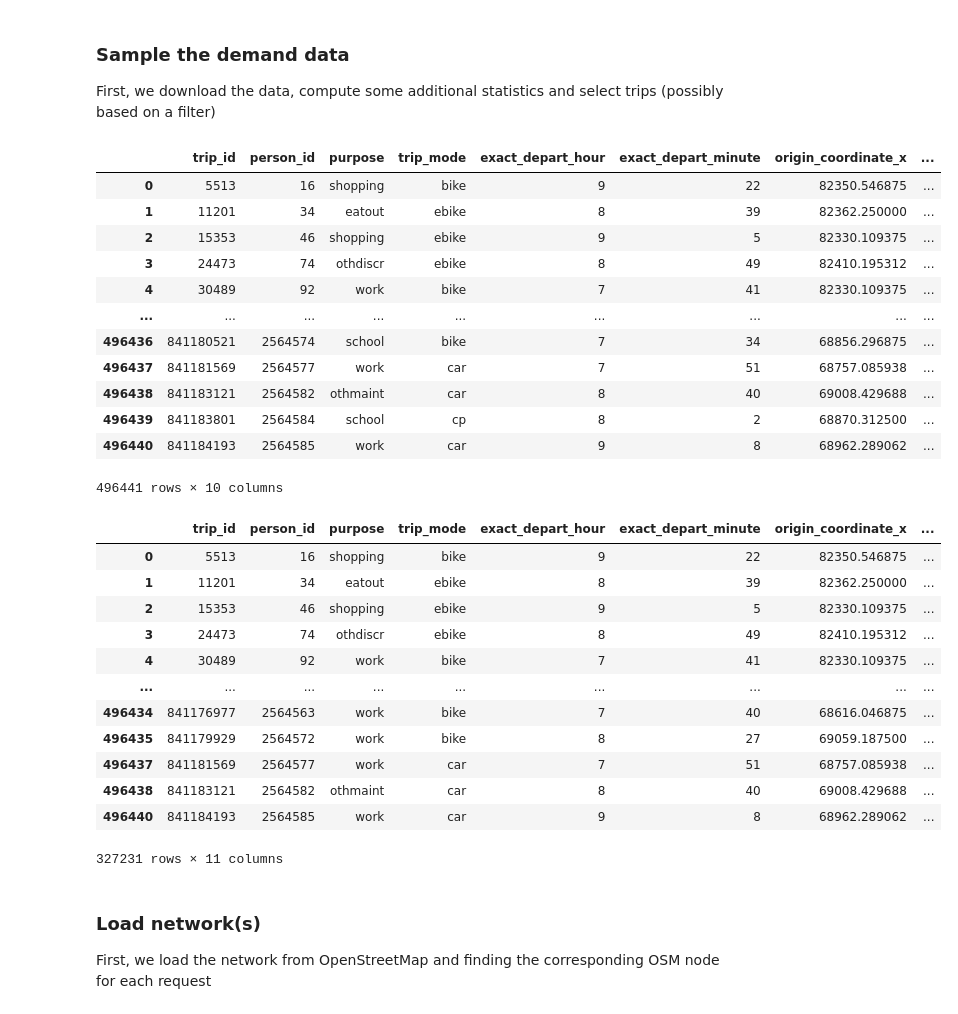
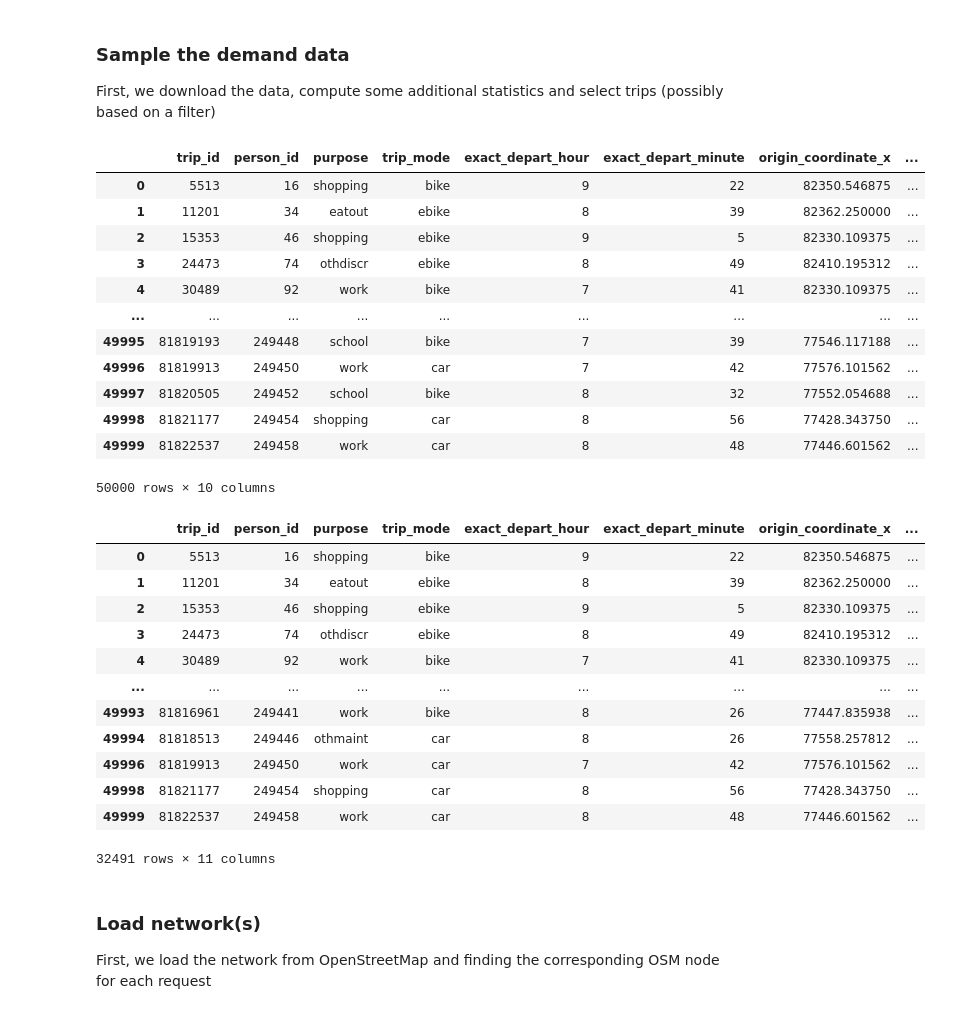
Before and after one commit to Arjan-de-R/FleetMaaS, a Jupyter notebook: source/preprocessing/MRDH/MRDH_demand.ipynb, the cells around one changed output. Drawn from its saved outputs; the diff is of its cells as text; code cells hidden in the pictures.

```diff
--- a/source/preprocessing/MRDH/MRDH_demand.ipynb
+++ b/source/preprocessing/MRDH/MRDH_demand.ipynb
@@ -11,12 +11,13 @@ from link_demand_to_osm import *
 from preprocess_utils import *
 # %%
 # input parameters
-study_area = "MRDH"
+study_area = "Delft"
 year = 2025
 month = 4
 day = 1
 min_trip_dist = 1000 # meter
-# sample_size = 500 # before filtering in this case
+sample_size = 50000 # before filtering in this case
+closeness_bound = 200 # meter (origin and destination should be within this distance of the loaded network)
 # %%
 # Preprocess
 date = {'year': year, 'month': month, 'day': day}
@@ -27,23 +28,23 @@ presaved_zones = False
 ### Sample the demand data
 First, we download the data, compute some additional statistics and select trips (possibly based on a filter)
 # %%
-trips = pd.read_csv('50PercentTrips.csv') #nrows=sample_size
-pax = pd.read_csv('50PercentPersons.csv').sort_values(by='person_id') #.head(sample_size)
+trips = pd.read_csv('50PercentTrips.csv', nrows=sample_size) #nrows=sample_size
+pax = pd.read_csv('50PercentPersons.csv').sort_values(by='person_id').head(sample_size)
 trips
 # %% [output]
 |  | trip_id | person_id | purpose | trip_mode | exact_depart_hour | exact_depart_minute | origin_coordinate_x | ... |
 | 0 | 5513 | 16 | shopping | bike | 9 | 22 | 82350.546875 | ... |
 | 1 | 11201 | 34 | eatout | ebike | 8 | 39 | 82362.250000 | ... |
 | 2 | 15353 | 46 | shopping | ebike | 9 | 5 | 82330.109375 | ... |
 | 3 | 24473 | 74 | othdiscr | ebike | 8 | 49 | 82410.195312 | ... |
 | 4 | 30489 | 92 | work | bike | 7 | 41 | 82330.109375 | ... |
 | ... | ... | ... | ... | ... | ... | ... | ... | ... |
-| 496436 | 841180521 | 2564574 | school | bike | 7 | 34 | 68856.296875 | ... |
-| 496437 | 841181569 | 2564577 | work | car | 7 | 51 | 68757.085938 | ... |
-| 496438 | 841183121 | 2564582 | othmaint | car | 8 | 40 | 69008.429688 | ... |
-| 496439 | 841183801 | 2564584 | school | cp | 8 | 2 | 68870.312500 | ... |
-| 496440 | 841184193 | 2564585 | work | car | 9 | 8 | 68962.289062 | ... |
+| 49995 | 81819193 | 249448 | school | bike | 7 | 39 | 77546.117188 | ... |
+| 49996 | 81819913 | 249450 | work | car | 7 | 42 | 77576.101562 | ... |
+| 49997 | 81820505 | 249452 | school | bike | 8 | 32 | 77552.054688 | ... |
+| 49998 | 81821177 | 249454 | shopping | car | 8 | 56 | 77428.343750 | ... |
+| 49999 | 81822537 | 249458 | work | car | 8 | 48 | 77446.601562 | ... |
-496441 rows × 10 columns
+50000 rows × 10 columns
 # %%
 # Determine eucledian distance and filter based on distance, also filter adults
 trips['eucledian_dist'] = trips.apply(lambda row: eucledian_distance(row['origin_coordinate_x'], row['origin_coordinate_y'], row['destination_coordinate_x'], row['destination_coordinate_y']), axis=1)
@@ -63,12 +64,12 @@ trips
 | 3 | 24473 | 74 | othdiscr | ebike | 8 | 49 | 82410.195312 | ... |
 | 4 | 30489 | 92 | work | bike | 7 | 41 | 82330.109375 | ... |
 | ... | ... | ... | ... | ... | ... | ... | ... | ... |
-| 496434 | 841176977 | 2564563 | work | bike | 7 | 40 | 68616.046875 | ... |
-| 496435 | 841179929 | 2564572 | work | bike | 8 | 27 | 69059.187500 | ... |
-| 496437 | 841181569 | 2564577 | work | car | 7 | 51 | 68757.085938 | ... |
-| 496438 | 841183121 | 2564582 | othmaint | car | 8 | 40 | 69008.429688 | ... |
-| 496440 | 841184193 | 2564585 | work | car | 9 | 8 | 68962.289062 | ... |
+| 49993 | 81816961 | 249441 | work | bike | 8 | 26 | 77447.835938 | ... |
+| 49994 | 81818513 | 249446 | othmaint | car | 8 | 26 | 77558.257812 | ... |
+| 49996 | 81819913 | 249450 | work | car | 7 | 42 | 77576.101562 | ... |
+| 49998 | 81821177 | 249454 | shopping | car | 8 | 56 | 77428.343750 | ... |
+| 49999 | 81822537 | 249458 | work | car | 8 | 48 | 77446.601562 | ... |
-327231 rows × 11 columns
+32491 rows × 11 columns
 # %%
 # Convert trip coordinates in RD New system to WGS84 coordinates and compute some general trip statistics
 processed_demand['origin_wgs84'] = trips.apply(lambda row: coordinate_conversion(row.origin_coordinate_x, row.origin_coordinate_y), axis=1)
```
Also changed, not shown: parts of 13 cells of this notebook, 8 other files.
